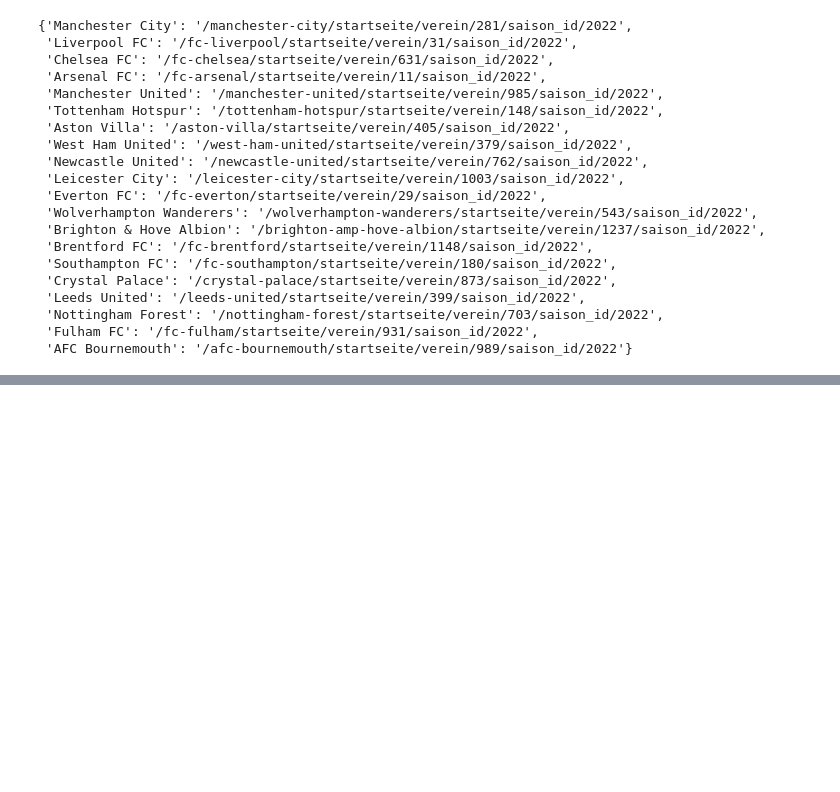
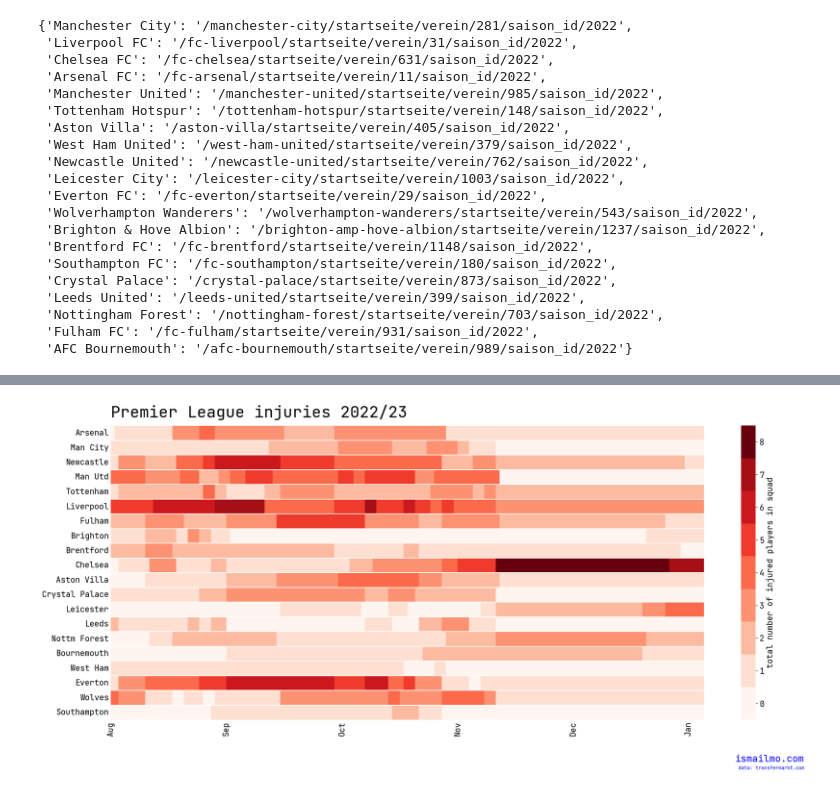
Before and after one commit to ismailmo1/football-data-viz, a Jupyter notebook: pl-23-injuries/injury_grid.ipynb, the cells around one changed output, grey strips where cells are left out. Saved outputs shown, nothing was run; the diff lists cells and outputs as text; code cells hidden in the pictures; blank space fills up the shorter version.

```diff
--- a/pl-23-injuries/injury_grid.ipynb
+++ b/pl-23-injuries/injury_grid.ipynb
@@ -123,0 +170,5 @@ g.map(sns.barplot, 'Date', 0)
+# %%
+injury_heatmap_data['prem_position'] = pd.to_numeric(injury_heatmap_data['prem_position'])
+injury_heatmap_data.sort_values('prem_position', inplace=True, ascending=True)
+injury_heatmap_data.drop(['Team', 'prem_position'], axis=1, inplace=True)
+injury_heatmap_data.columns = [col.strftime("%b") for col in injury_heatmap_data.columns]
@@ -123,0 +178,35 @@ g.map(sns.barplot, 'Date', 0)
+# %%
+import matplotlib.ticker as t
+matplotlib.rcParams['font.size'] = 15
+color_scheme = ['#fff5f0','#fee0d2','#fcbba1','#fc9272','#fb6a4a','#ef3b2c','#cb181d','#a50f15','#67000d']
+
+fig, ax = plt.subplots(figsize=(25,10))
+plot = sns.heatmap(injury_heatmap_data, ax=ax, cmap=color_scheme, cbar_kws={'label': 'total number of injured players in squad'})
+
+num_levels = int(injury_heatmap_data.max(axis=1).max()) + 1
+colorbar = plot.collections[0].colorbar
+total_bar_height = colorbar.vmax - colorbar.vmin
+lvl_bar_height = total_bar_height/num_levels
+
+
+colorbar.set_ticks([colorbar.vmin + (lvl_bar_height * (0.5 + i)) for i in range(num_levels)])
+colorbar.set_ticklabels(list(range(num_levels)))
+
+ax.tick_params(length=0)
+ax.set_title("Premier League injuries 2022/23", loc="left", pad=15, fontdict={'size':30})
+ax.set_ylabel("")
+
+ax.spines['top'].set_visible(False)
+ax.spines['right'].set_visible(False)
+ax.spines['bottom'].set_visible(False)
+ax.spines['left'].set_visible(False)
+ax.hlines(range(len(injury_heatmap_data)), *ax.get_xlim(), colors=['white'])
+ax.xaxis.set_major_locator(t.MaxNLocator(6))
+
+unique_months = sorted(set(injury_heatmap_data.columns), key=[*injury_heatmap_data.columns].index)
+ax.set_xticklabels(unique_months)
+
+_ = plt.gcf().text(0.85, -0.00, "ismailmo.com", fontsize=18, fontdict={'color':  'blue'}, ha="right")
+_ = plt.gcf().text(0.85, -0.02, "data: transfermarkt.com", fontsize=9, fontdict={'color':  'blue'}, ha="right")
+# %% [output]
+[figure, added]
```
Also changed, not shown: parts of 16 cells of this notebook, 1 other file.
